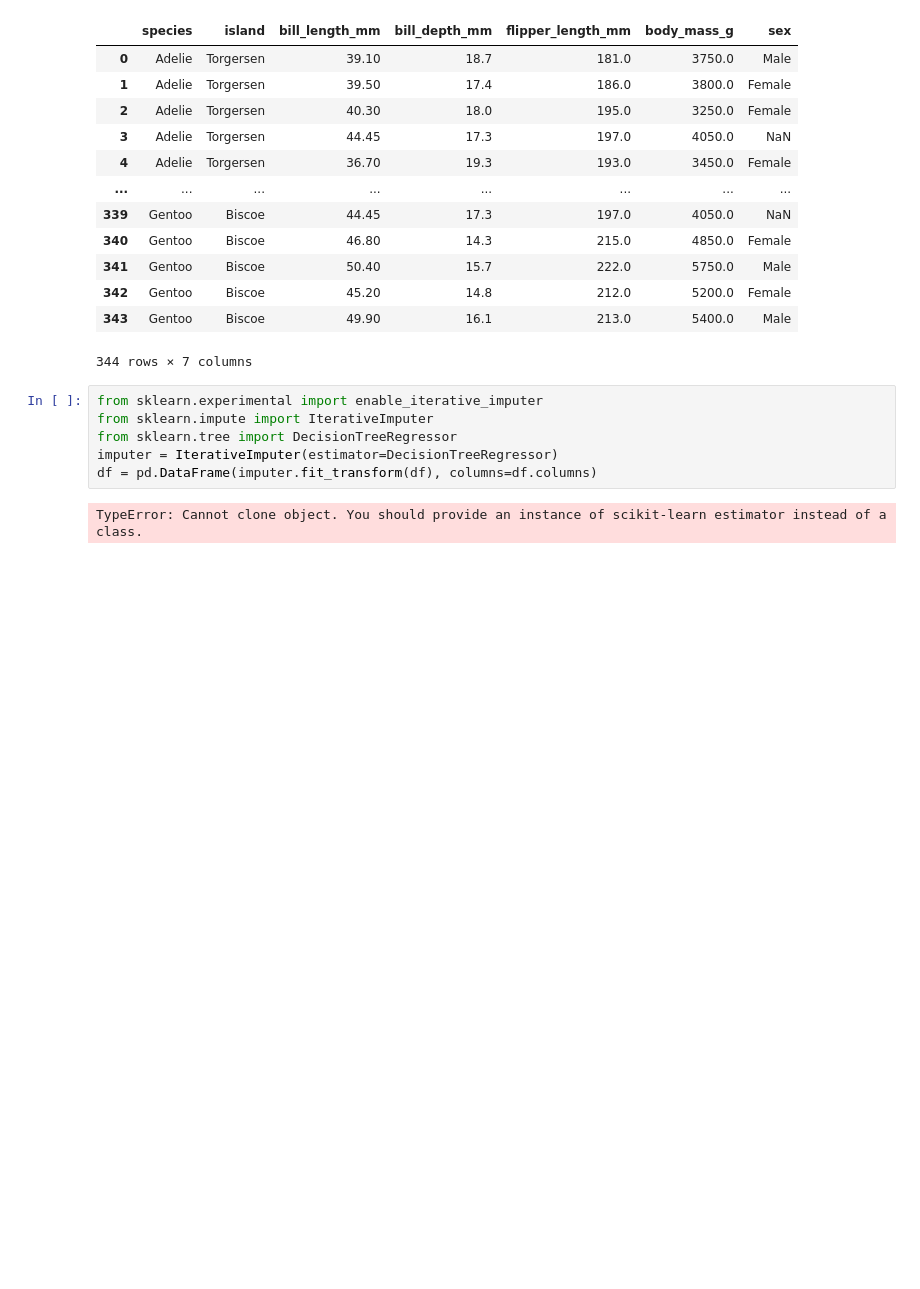
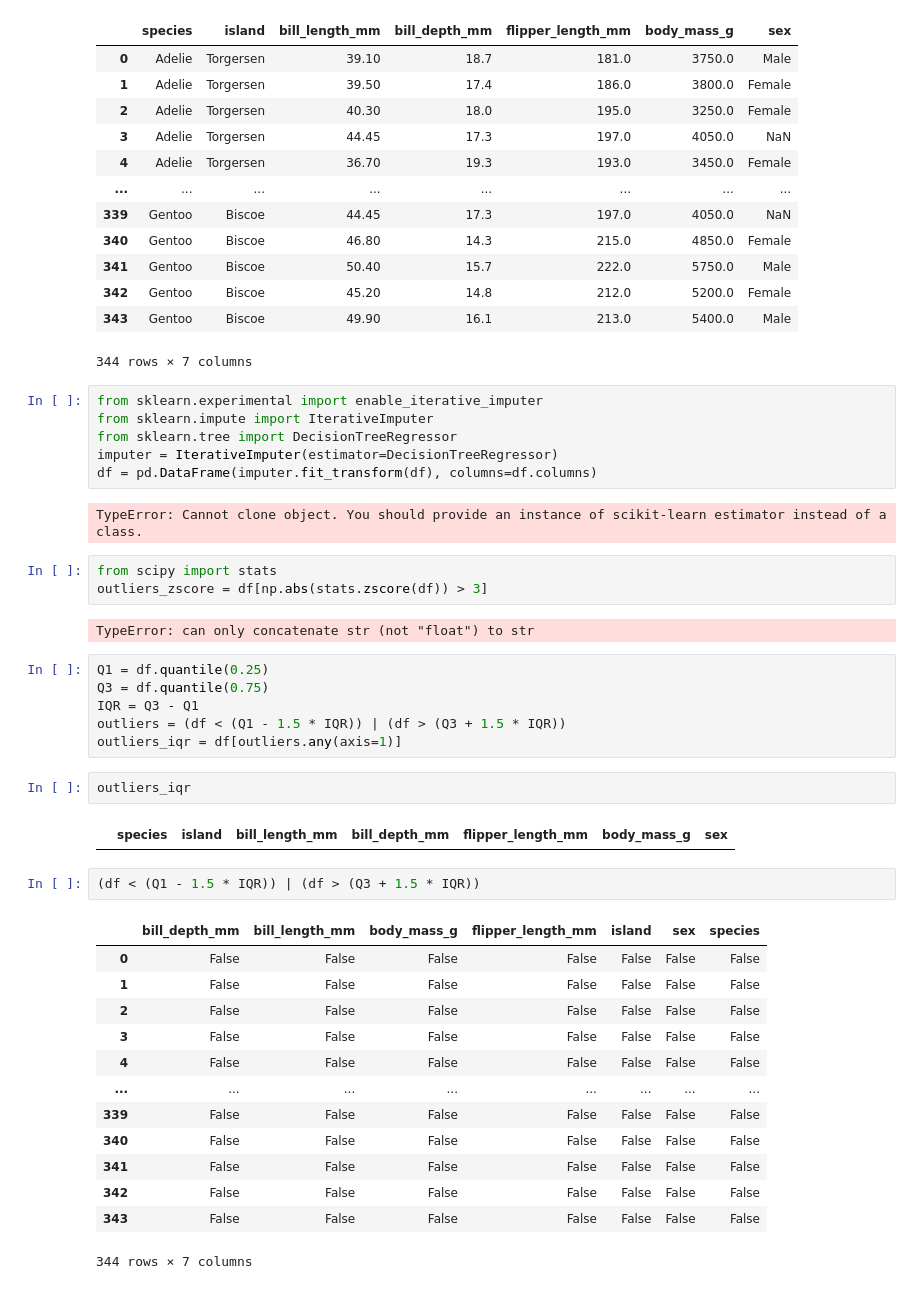
Before and after one commit to vilquer/Python, a Jupyter notebook: 02 - Cursos/Curso_bootcamp_Atlantico/Pre_processamento_de_dados.ipynb, the cells around one changed output. Saved outputs shown, nothing was run; the diff lists cells and outputs as text; blank space fills up the shorter version.

```diff
--- a/02 - Cursos/Curso_bootcamp_Atlantico/Pre_processamento_de_dados.ipynb
+++ b/02 - Cursos/Curso_bootcamp_Atlantico/Pre_processamento_de_dados.ipynb
@@ -157,3 +158,34 @@ imputer = IterativeImputer(estimator=DecisionTreeRegressor)
 df = pd.DataFrame(imputer.fit_transform(df), columns=df.columns)
 # %% [output]
 TypeError: Cannot clone object. You should provide an instance of scikit-learn estimator instead of a class.
+# %%
+from scipy import stats
+outliers_zscore = df[np.abs(stats.zscore(df)) > 3]
+# %% [output]
+TypeError: can only concatenate str (not "float") to str
+# %%
+Q1 = df.quantile(0.25)
+Q3 = df.quantile(0.75)
+IQR = Q3 - Q1
+outliers = (df < (Q1 - 1.5 * IQR)) | (df > (Q3 + 1.5 * IQR))
+outliers_iqr = df[outliers.any(axis=1)]
+# %%
+outliers_iqr
+# %% [output]
+|  | species | island | bill_length_mm | bill_depth_mm | flipper_length_mm | body_mass_g | sex |
+# %%
+(df < (Q1 - 1.5 * IQR)) | (df > (Q3 + 1.5 * IQR))
+# %% [output]
+|  | bill_depth_mm | bill_length_mm | body_mass_g | flipper_length_mm | island | sex | species |
+| 0 | False | False | False | False | False | False | False |
+| 1 | False | False | False | False | False | False | False |
+| 2 | False | False | False | False | False | False | False |
+| 3 | False | False | False | False | False | False | False |
+| 4 | False | False | False | False | False | False | False |
+| ... | ... | ... | ... | ... | ... | ... | ... |
+| 339 | False | False | False | False | False | False | False |
+| 340 | False | False | False | False | False | False | False |
+| 341 | False | False | False | False | False | False | False |
+| 342 | False | False | False | False | False | False | False |
+| 343 | False | False | False | False | False | False | False |
+344 rows × 7 columns
```
Also changed, not shown: parts of 1 cell of this notebook.
